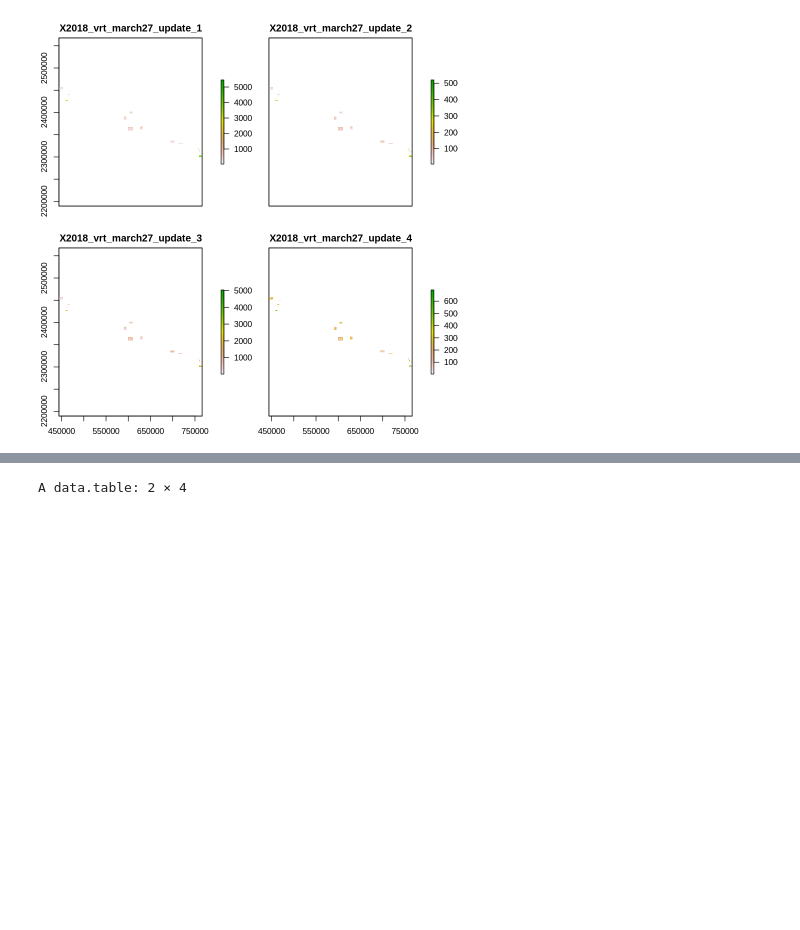
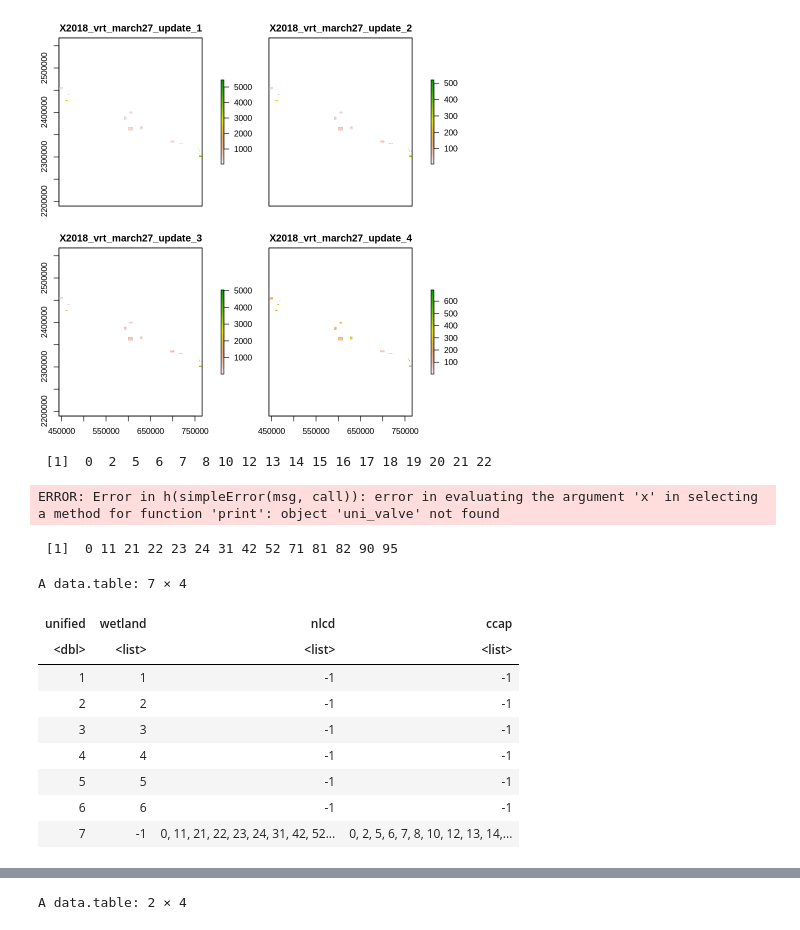
Before and after one commit to MadmanMarble/Planet_U-NET, a Jupyter notebook: AOI_make_grid.ipynb, the cells around one changed output, grey strips where cells are left out. Cells and saved outputs as stored; diff of their text form; code cells hidden in the pictures; blank space fills up the shorter version.

```diff
--- a/AOI_make_grid.ipynb
+++ b/AOI_make_grid.ipynb
@@ -1149,3 +1110,50 @@ vrt_utm4_2018 <- stack("/content/workingfolder/planet/2018/2018_vrt_march27_upda
 vrt_utm4_2018 %>% plot
 # %% [output]
 [figure]
+# %%
+c <- raster("/content/workingfolder/ccap/oahu_ccap_2010.tif")
+
+n <- raster("/content/workingfolder/nlcd/nlcd_utm4.tif")
+
+uni_val <- unique(c)
+print(uni_val)
+uni_valv <- unique(n)
+# %% [output]
+ [1]  0  2  5  6  7  8 10 12 13 14 15 16 17 18 19 20 21 22
+ERROR: Error in h(simpleError(msg, call)): error in evaluating the argument 'x' in selecting a method for function 'print': object 'uni_valve' not found
+# %%
+print(uni_valv)
+# %% [output]
+ [1]  0 11 21 22 23 24 31 42 52 71 81 82 90 95
+# %%
+unified_data_table <- data.table (unified =
+  c(1, 2, 3, 4, 5, 6, 7))
+
+wetland_data_table <- data.table (wetland =
+  list(1, 2, 3, 4, 5, 6, -1))
+
+nlcd_data_table <- data.table(nlcd =
+  list(-1, -1, -1, -1, -1, -1, c(0, 11, 21, 22, 23, 24, 31, 42, 52, 71, 81, 82, 90, 95)))
+
+ccap_labels_data_table <- data.table(ccap =
+  list(-1, -1, -1, -1, -1, -1, c(0,  2,  5,  6,  7,  8, 10, 12, 13, 14, 15, 16, 17, 18, 19, 20, 21, 22)))
+
+
+unified_data_table_all <- data.table (
+  unified_data_table,
+  wetland_data_table,
+  nlcd_data_table,
+  ccap_labels_data_table)
+# %%
+unified_data_table_all
+# %% [output]
+A data.table: 7 × 4
+| unified | wetland | nlcd | ccap |
+| <dbl> | <list> | <list> | <list> |
+| 1 | 1 | -1 | -1 |
+| 2 | 2 | -1 | -1 |
+| 3 | 3 | -1 | -1 |
+| 4 | 4 | -1 | -1 |
+| 5 | 5 | -1 | -1 |
+| 6 | 6 | -1 | -1 |
+| 7 | -1 | 0, 11, 21, 22, 23, 24, 31, 42, 52... | 0, 2, 5, 6, 7, 8, 10, 12, 13, 14,... |
```
Also changed, not shown: parts of 16 cells of this notebook.
